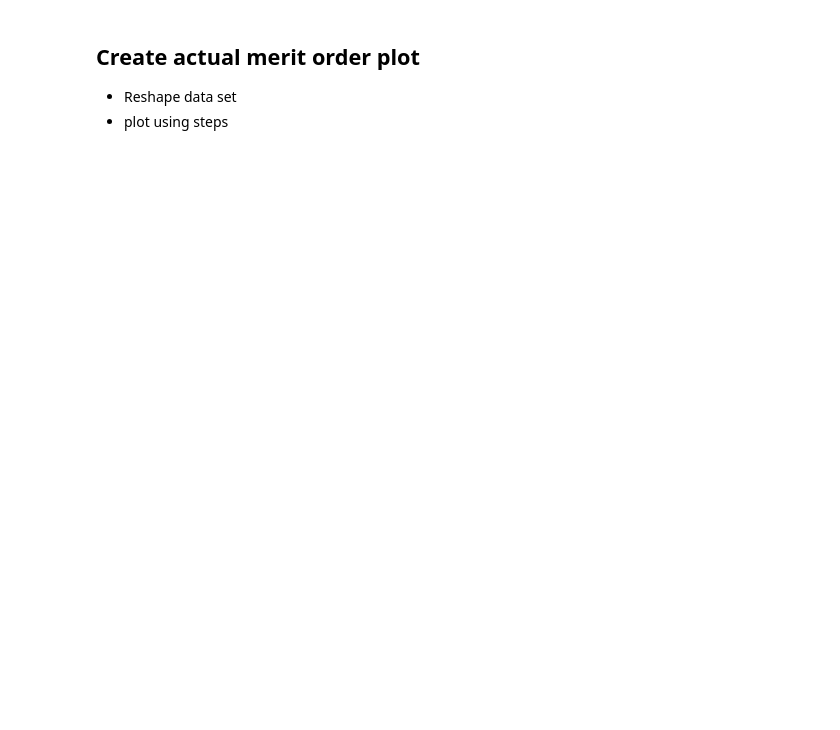
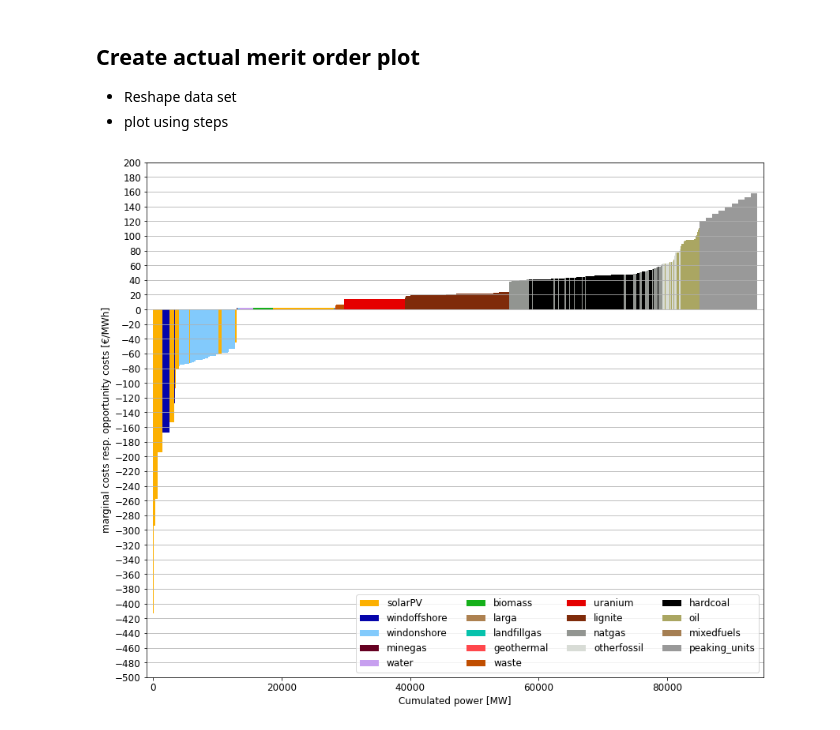
Before and after one commit to pommes-public/pommesevaluation, a Jupyter notebook: merit_order_plot.ipynb, the cells around one changed output. Drawn from its saved outputs; the diff is of its cells as text; code cells hidden in the pictures; blank space fills up the shorter version.

Commit message:
Generalize merit order plot

```diff
--- a/merit_order_plot.ipynb
+++ b/merit_order_plot.ipynb
@@ -115,7 +155,7 @@ transformers_res = transformers_res[['label', 'fuel', 'efficiency_el', 'capacity
 * Sort values by marginal costs and calculate cumulated capacities
 # %%
 # merge
-blocks = pd.concat([transformers, sources_res, transformers_res]).fillna(0)
+blocks = pd.concat([transformers, sources_res, transformers_res, sources_shortage_el_add]).fillna(0)
 
 # derive marginal costs
 blocks['costs_marginal'] = (
@@ -153,6 +215,6 @@ blocks['fuel'].replace(fuel_dict, inplace=True)
 # %%
 # Define a color combination
-colors = {
+colors_DE = {
     'Solare Strahlungsenergie': '#fcb001',
     'Windenergie auf See': '#0504aa',
     'Windenergie an Land': '#82cafc',
@@ -169,8 +231,31 @@ colors = {
     'Abfall': '#c04e01',
     'Mehrere fossile': '#a57e52',
     'Erdgas': '#929591',
-    'Heizöl': '#aaa662'
+    'Heizöl': '#aaa662',
+    'Spitzenlastkraftwerke': '#999999',
+    'Wasserstoff': '#6fa8dc',
 }
+colors_EN = {
+    'solarPV': '#fcb001',
+    'windoffshore': '#0504aa',
+    'windonshore': '#82cafc',
+    'biomass': '#15b01a',
+    'landfillgas': '#06c2ac',
+    'geothermal': '#ff474c',
+    'water': '#c79fef',
+    'minegas': '#650021',
+    'larga': '#ad8150',
+    'uranium': '#e50000',
+    'lignite': '#7f2b0a',
+    'otherfossil': '#d8dcd6',
+    'hardcoal': '#000000',
+    'waste': '#c04e01',
+    'mixedfuels': '#a57e52',
+    'natgas': '#929591',
+    'oil': '#aaa662',
+    'peaking_units': '#999999',
+    'hydrogen': '#6fa8dc',
+}
 # %% [markdown]
 ## Create actual merit order plot
 * Reshape data set
@@ -178,8 +263,20 @@ colors = {
 # %%
 # Reshape data set
 merit_order = reshape_merit_order_data(blocks)
 
 plt.rcParams.update({'font.size': 12})
 
 # Create actual plot
-plot_merit_order(merit_order, colors, ylim=(-100, 120), set_ylim=True)
+plot_merit_order(
+    merit_order,
+    colors_EN,
+    ylim=(-500, 200),
+    interval=20,
+    set_ylim=True,
+    height=10,
+    save=True,
+    path_plots=path_plots,
+    file_name=f"merit_oder_for_{simulation_year}",
+)
+# %% [output]
+[figure, added]
```
Also changed, not shown: parts of 8 cells of this notebook, 1 other file.
